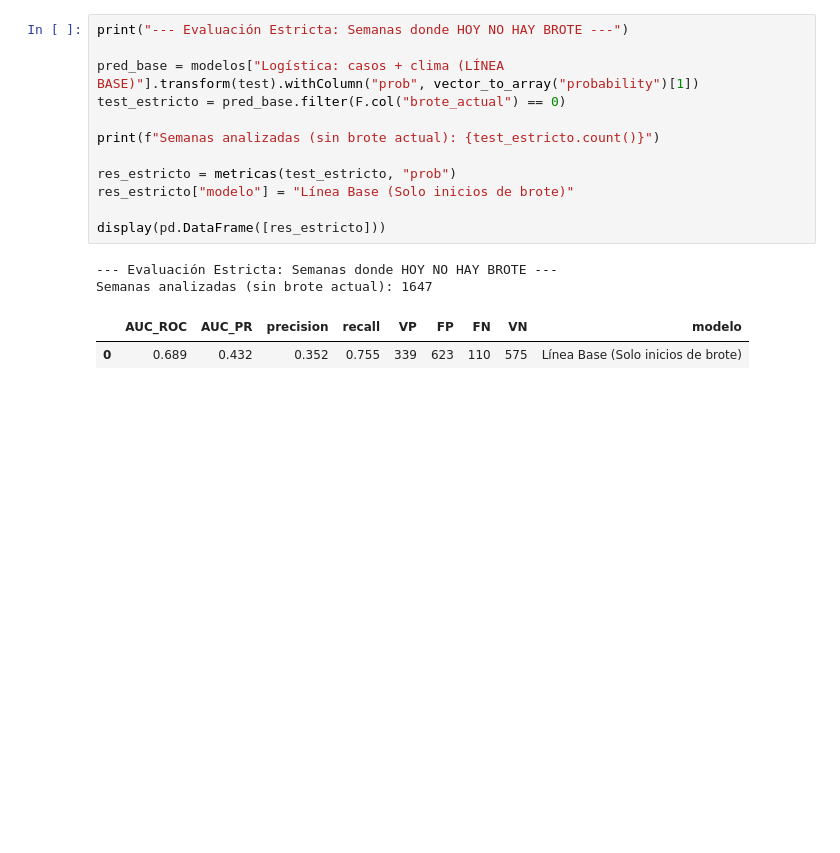
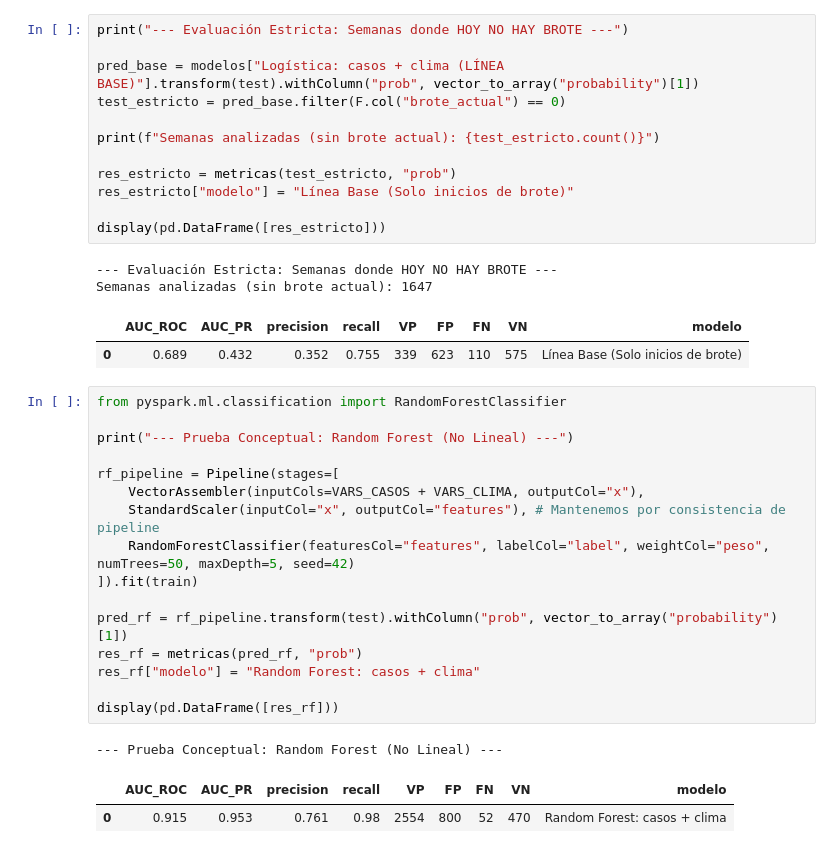
Before and after one commit to JhonTMich/minsadengue-bigdata, a Jupyter notebook: notebooks/modeloBase.ipynb, the cells around one changed output. Drawn from its saved outputs; the diff is of its cells as text; blank space fills up the shorter version.

Commit message:
feat: prueba random forest no lineal

```diff
--- a/notebooks/modeloBase.ipynb
+++ b/notebooks/modeloBase.ipynb
@@ -266,3 +266,23 @@ display(pd.DataFrame([res_estricto]))
 Semanas analizadas (sin brote actual): 1647
 |  | AUC_ROC | AUC_PR | precision | recall | VP | FP | FN | VN | modelo |
 | 0 | 0.689 | 0.432 | 0.352 | 0.755 | 339 | 623 | 110 | 575 | Línea Base (Solo inicios de brote) |
+# %%
+from pyspark.ml.classification import RandomForestClassifier
+
+print("--- Prueba Conceptual: Random Forest (No Lineal) ---")
+
+rf_pipeline = Pipeline(stages=[
+    VectorAssembler(inputCols=VARS_CASOS + VARS_CLIMA, outputCol="x"),
+    StandardScaler(inputCol="x", outputCol="features"), # Mantenemos por consistencia de pipeline
+    RandomForestClassifier(featuresCol="features", labelCol="label", weightCol="peso", numTrees=50, maxDepth=5, seed=42)
+]).fit(train)
+
+pred_rf = rf_pipeline.transform(test).withColumn("prob", vector_to_array("probability")[1])
+res_rf = metricas(pred_rf, "prob")
+res_rf["modelo"] = "Random Forest: casos + clima"
+
+display(pd.DataFrame([res_rf]))
+# %% [output]
+--- Prueba Conceptual: Random Forest (No Lineal) ---
+|  | AUC_ROC | AUC_PR | precision | recall | VP | FP | FN | VN | modelo |
+| 0 | 0.915 | 0.953 | 0.761 | 0.98 | 2554 | 800 | 52 | 470 | Random Forest: casos + clima |
```
